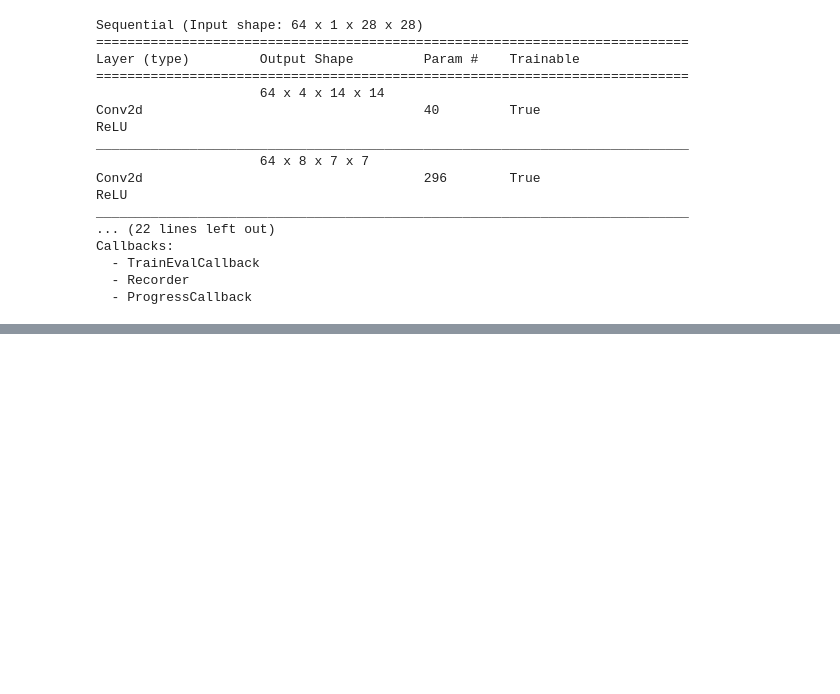
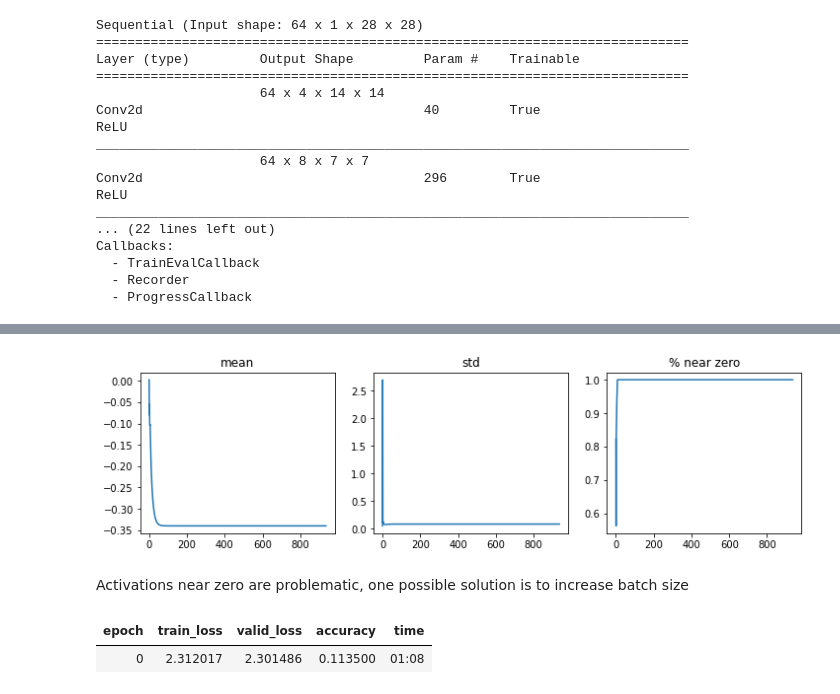
Before and after one commit to steimel60/ML, a Jupyter notebook: DeepLearning/CNNs.ipynb, the cells around one changed output, grey strips where cells are left out. Cells and saved outputs as stored; diff of their text form; code cells hidden in the pictures; blank space fills up the shorter version.

```diff
--- a/DeepLearning/CNNs.ipynb
+++ b/DeepLearning/CNNs.ipynb
@@ -183,0 +233,13 @@ learn.fit_one_cycle(2, .01)
+# %%
+#Same for penultimate layer
+learn.activation_stats.plot_layer_stats(-2)
+# %% [output]
+[figure, added]
+# %% [markdown]
+Activations near zero are problematic, one possible solution is to increase batch size
+# %%
+dls = get_dls(512)
+learn = fit()
+# %% [output]
+| epoch | train_loss | valid_loss | accuracy | time |
+| 0 | 2.312017 | 2.301486 | 0.113500 | 01:08 |
```
Also changed, not shown: parts of 20 cells of this notebook.
